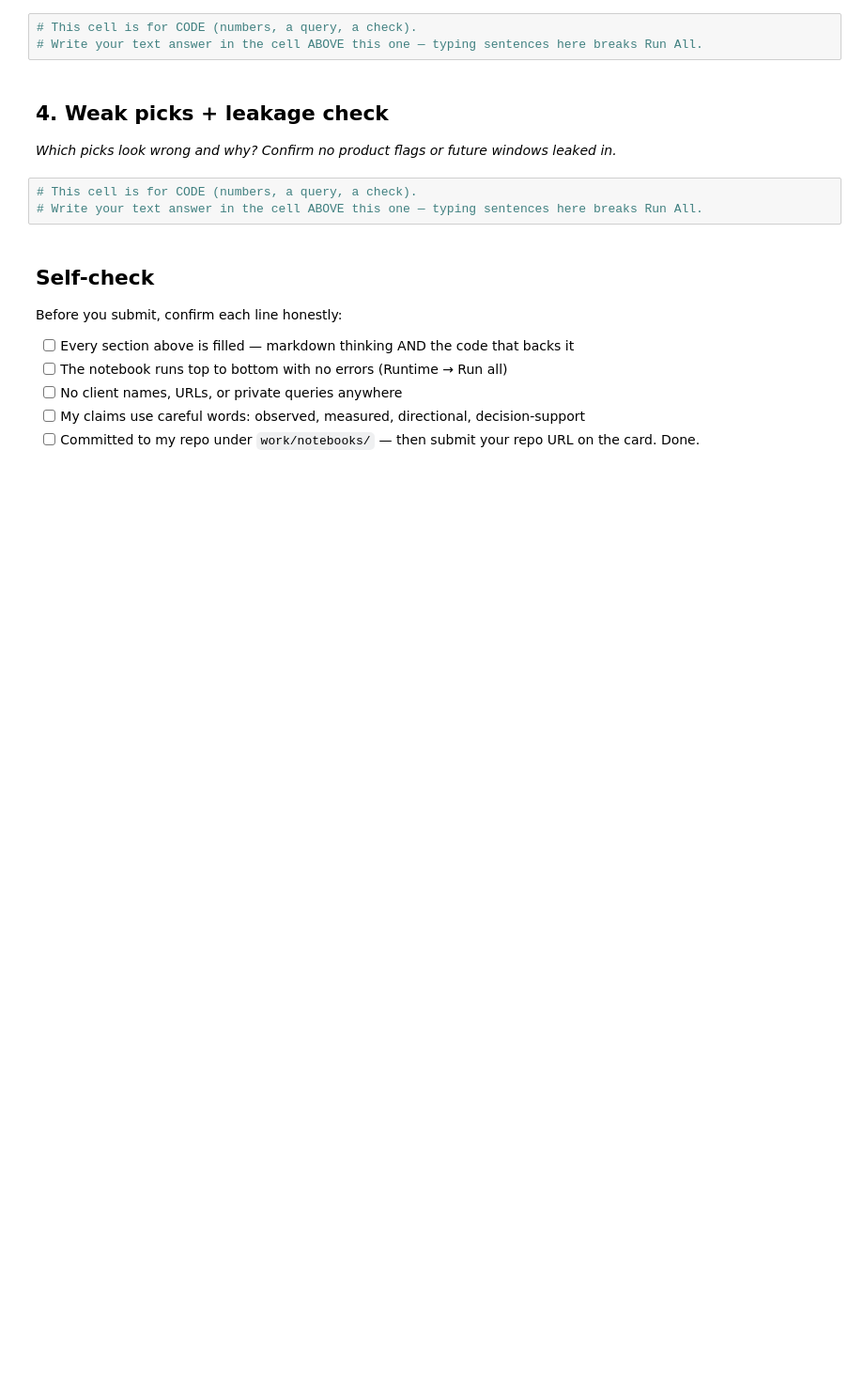
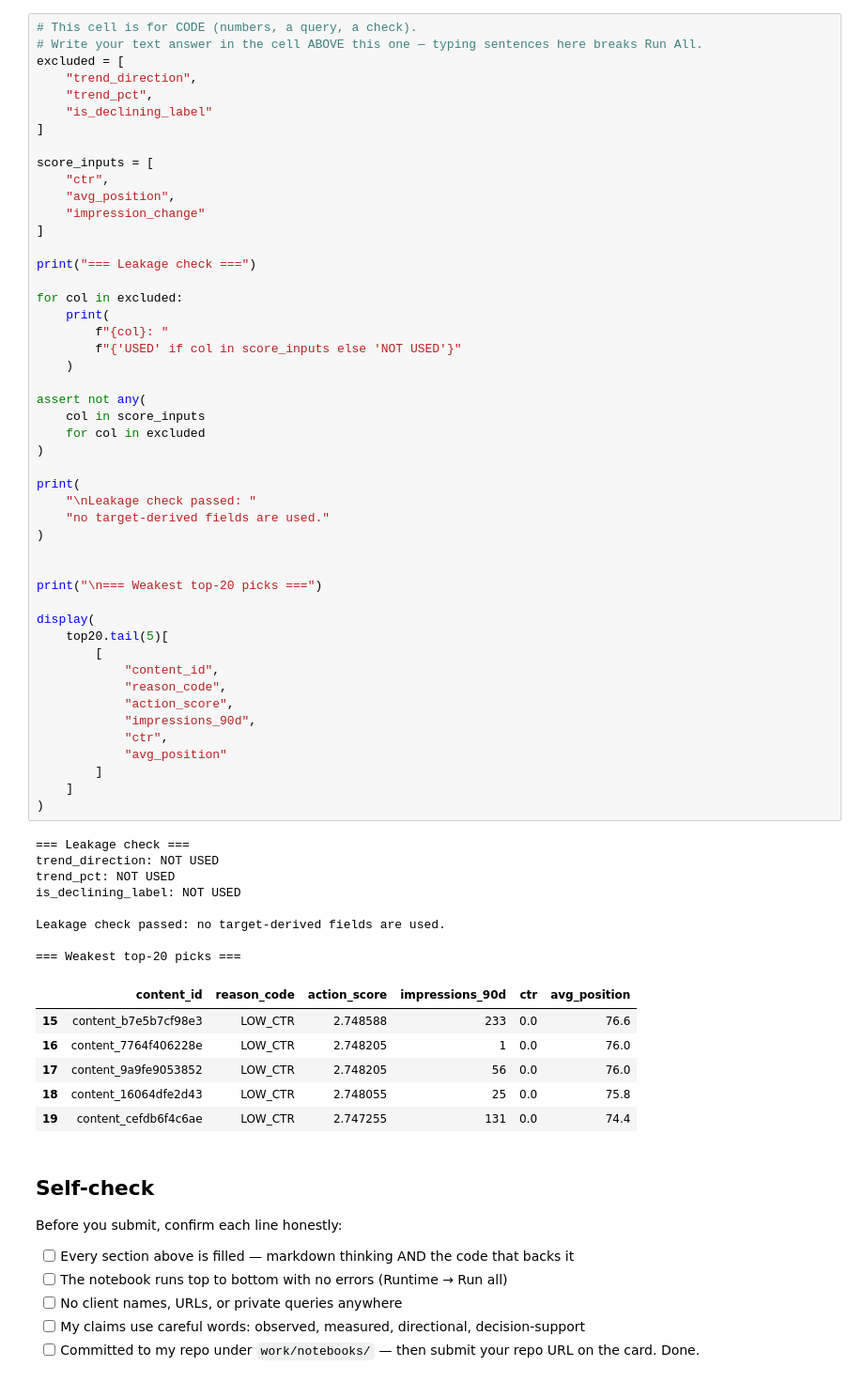
Before and after one commit to vedant08mehta/Flyrank-assignment1, a Jupyter notebook: work/notebooks/w04_baseline_score.ipynb, the cells around one changed output. Shown at 94% size. Saved outputs shown, nothing was run; the diff lists cells and outputs as text; blank space fills up the shorter version.

```diff
--- a/work/notebooks/w04_baseline_score.ipynb
+++ b/work/notebooks/w04_baseline_score.ipynb
@@ -27,13 +194,66 @@ This skeleton is yours to fill. Work the sections **in order** — each one has
 # %%
 # This cell is for CODE (numbers, a query, a check).
 # Write your text answer in the cell ABOVE this one — typing sentences here breaks Run All.
+excluded = [
+    "trend_direction",
+    "trend_pct",
+    "is_declining_label"
+]
+
+score_inputs = [
+    "ctr",
+    "avg_position",
+    "impression_change"
+]
+
+print("=== Leakage check ===")
+
+for col in excluded:
+    print(
+        f"{col}: "
+        f"{'USED' if col in score_inputs else 'NOT USED'}"
+    )
+
+assert not any(
+    col in score_inputs
+    for col in excluded
+)
+
+print(
+    "\nLeakage check passed: "
+    "no target-derived fields are used."
+)
+
+
+print("\n=== Weakest top-20 picks ===")
+
+display(
+    top20.tail(5)[
+        [
+            "content_id",
+            "reason_code",
+            "action_score",
+            "impressions_90d",
+            "ctr",
+            "avg_position"
+        ]
+    ]
+)
+# %% [output]
+=== Leakage check ===
+trend_direction: NOT USED
+trend_pct: NOT USED
+is_declining_label: NOT USED
+
+Leakage check passed: no target-derived fields are used.
+
+=== Weakest top-20 picks ===
+|  | content_id | reason_code | action_score | impressions_90d | ctr | avg_position |
+| 15 | content_b7e5b7cf98e3 | LOW_CTR | 2.748588 | 233 | 0.0 | 76.6 |
+| 16 | content_7764f406228e | LOW_CTR | 2.748205 | 1 | 0.0 | 76.0 |
+| 17 | content_9a9fe9053852 | LOW_CTR | 2.748205 | 56 | 0.0 | 76.0 |
+| 18 | content_16064dfe2d43 | LOW_CTR | 2.748055 | 25 | 0.0 | 75.8 |
+| 19 | content_cefdb6f4c6ae | LOW_CTR | 2.747255 | 131 | 0.0 | 74.4 |
-# %% [markdown]
-## 4. Weak picks + leakage check
-
-*Which picks look wrong and why? Confirm no product flags or future windows leaked in.*
-# %%
-# This cell is for CODE (numbers, a query, a check).
-# Write your text answer in the cell ABOVE this one — typing sentences here breaks Run All.
 # %% [markdown]
 ## Self-check
 
```
Also changed, not shown: parts of 11 cells of this notebook.
